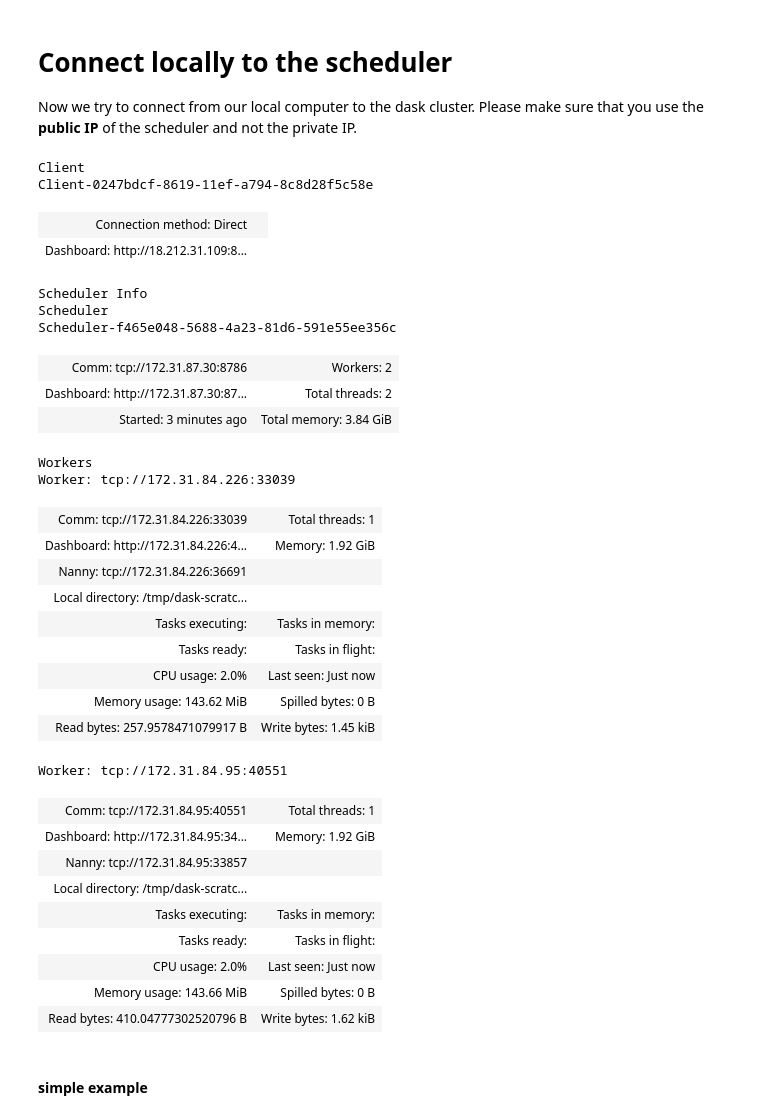
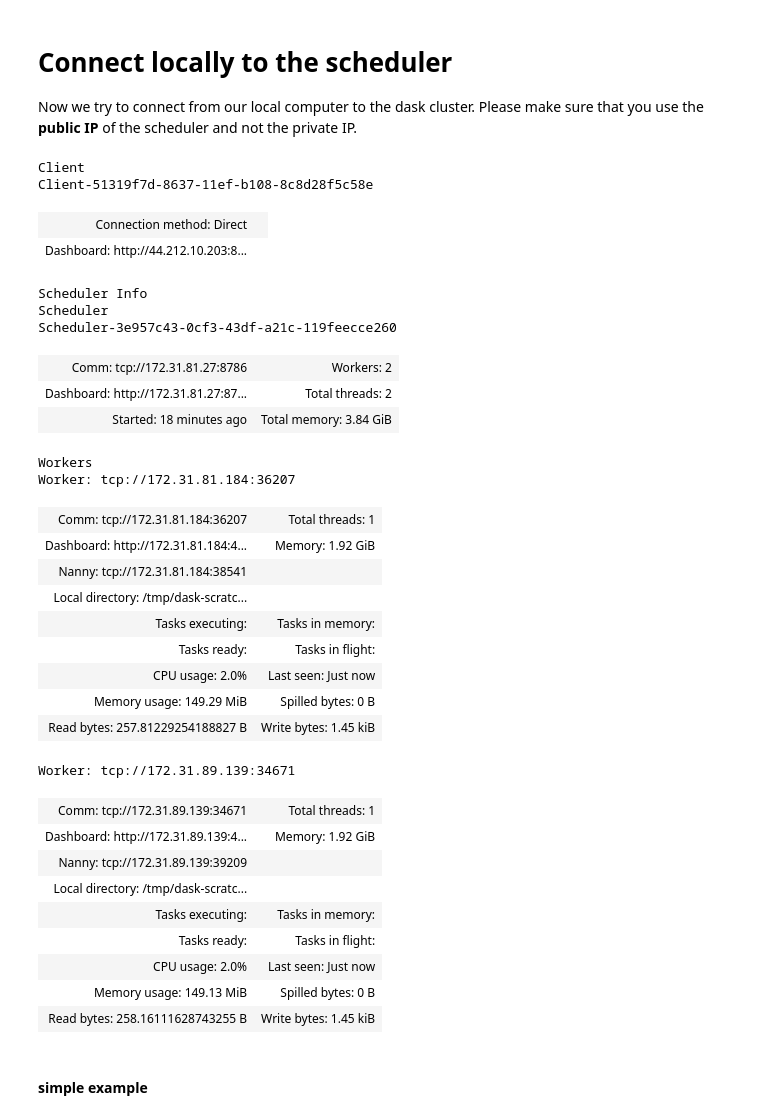
Before and after one commit to longtongster/deploy-dask-cluster-on-aws, a Jupyter notebook: start and prepare ec2 instances.ipynb, the cells around one changed output. Saved outputs shown, nothing was run; the diff lists cells and outputs as text; code cells hidden in the pictures.

```diff
--- a/start and prepare ec2 instances.ipynb
+++ b/start and prepare ec2 instances.ipynb
@@ -227,43 +265,43 @@ Now we try to connect from our local computer to the dask cluster. Please make s
 # %%
 from dask.distributed import Client
 
-address = "tcp://18.212.31.109:8786"
+address = "tcp://44.212.10.203:8786"
 
 client = Client(address=address)
 
 client
 # %% [output]
 Client
-Client-0247bdcf-8619-11ef-a794-8c8d28f5c58e
+Client-51319f7d-8637-11ef-b108-8c8d28f5c58e
 | Connection method: Direct |  |
-| Dashboard: http://18.212.31.109:8... |  |
+| Dashboard: http://44.212.10.203:8... |  |
 Scheduler Info
 Scheduler
-Scheduler-f465e048-5688-4a23-81d6-591e55ee356c
+Scheduler-3e957c43-0cf3-43df-a21c-119feecce260
-| Comm: tcp://172.31.87.30:8786 | Workers: 2 |
-| Dashboard: http://172.31.87.30:87... | Total threads: 2 |
-| Started: 3 minutes ago | Total memory: 3.84 GiB |
+| Comm: tcp://172.31.81.27:8786 | Workers: 2 |
+| Dashboard: http://172.31.81.27:87... | Total threads: 2 |
+| Started: 18 minutes ago | Total memory: 3.84 GiB |
 Workers
-Worker: tcp://172.31.84.226:33039
+Worker: tcp://172.31.81.184:36207
-| Comm: tcp://172.31.84.226:33039 | Total threads: 1 |
-| Dashboard: http://172.31.84.226:4... | Memory: 1.92 GiB |
-| Nanny: tcp://172.31.84.226:36691 |  |
+| Comm: tcp://172.31.81.184:36207 | Total threads: 1 |
+| Dashboard: http://172.31.81.184:4... | Memory: 1.92 GiB |
+| Nanny: tcp://172.31.81.184:38541 |  |
 | Local directory: /tmp/dask-scratc... |  |
 | Tasks executing: | Tasks in memory: |
 | Tasks ready: | Tasks in flight: |
 | CPU usage: 2.0% | Last seen: Just now |
-| Memory usage: 143.62 MiB | Spilled bytes: 0 B |
-| Read bytes: 257.9578471079917 B | Write bytes: 1.45 kiB |
+| Memory usage: 149.29 MiB | Spilled bytes: 0 B |
+| Read bytes: 257.81229254188827 B | Write bytes: 1.45 kiB |
-Worker: tcp://172.31.84.95:40551
+Worker: tcp://172.31.89.139:34671
-| Comm: tcp://172.31.84.95:40551 | Total threads: 1 |
-| Dashboard: http://172.31.84.95:34... | Memory: 1.92 GiB |
-| Nanny: tcp://172.31.84.95:33857 |  |
+| Comm: tcp://172.31.89.139:34671 | Total threads: 1 |
+| Dashboard: http://172.31.89.139:4... | Memory: 1.92 GiB |
+| Nanny: tcp://172.31.89.139:39209 |  |
 | Local directory: /tmp/dask-scratc... |  |
 | Tasks executing: | Tasks in memory: |
 | Tasks ready: | Tasks in flight: |
 | CPU usage: 2.0% | Last seen: Just now |
-| Memory usage: 143.66 MiB | Spilled bytes: 0 B |
-| Read bytes: 410.04777302520796 B | Write bytes: 1.62 kiB |
+| Memory usage: 149.13 MiB | Spilled bytes: 0 B |
+| Read bytes: 258.16111628743255 B | Write bytes: 1.45 kiB |
 # %% [markdown]
 #### simple example
 # %%
```
Also changed, not shown: parts of 16 cells of this notebook, 1 other file.
